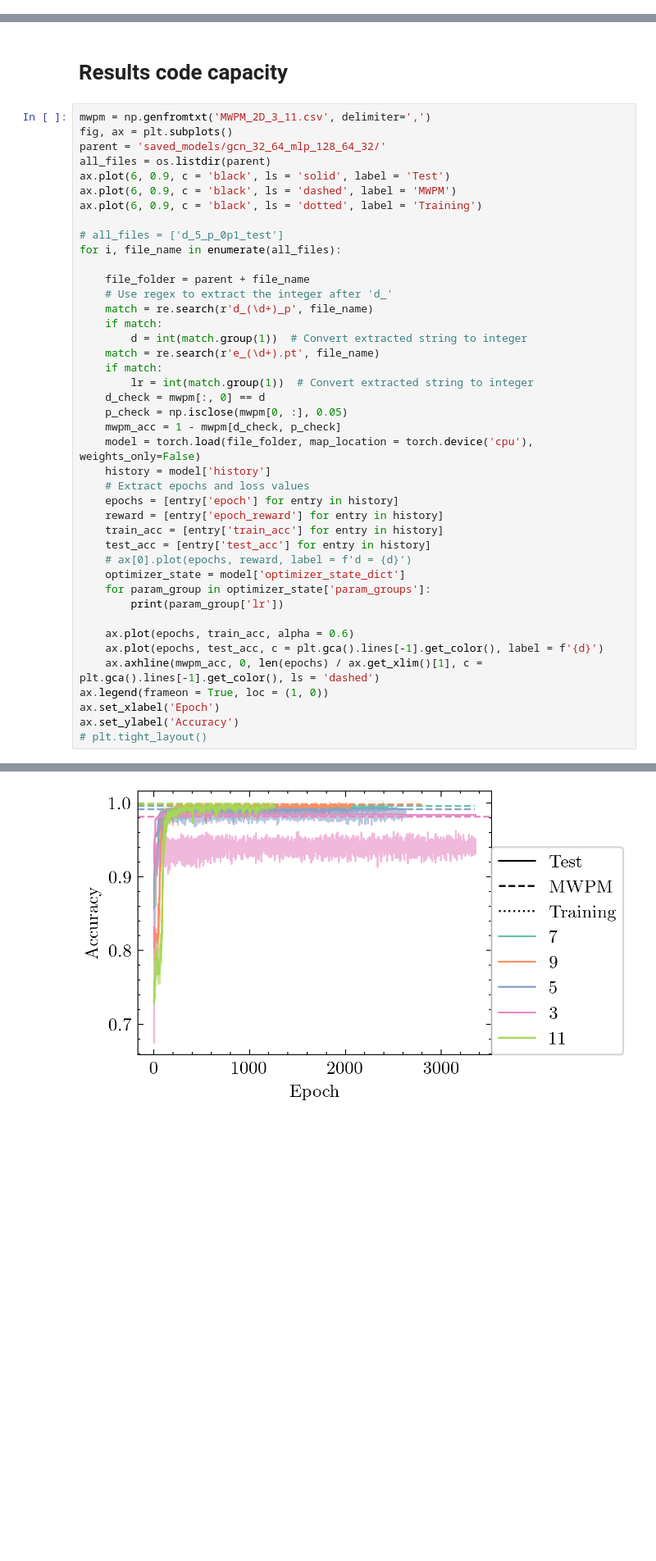
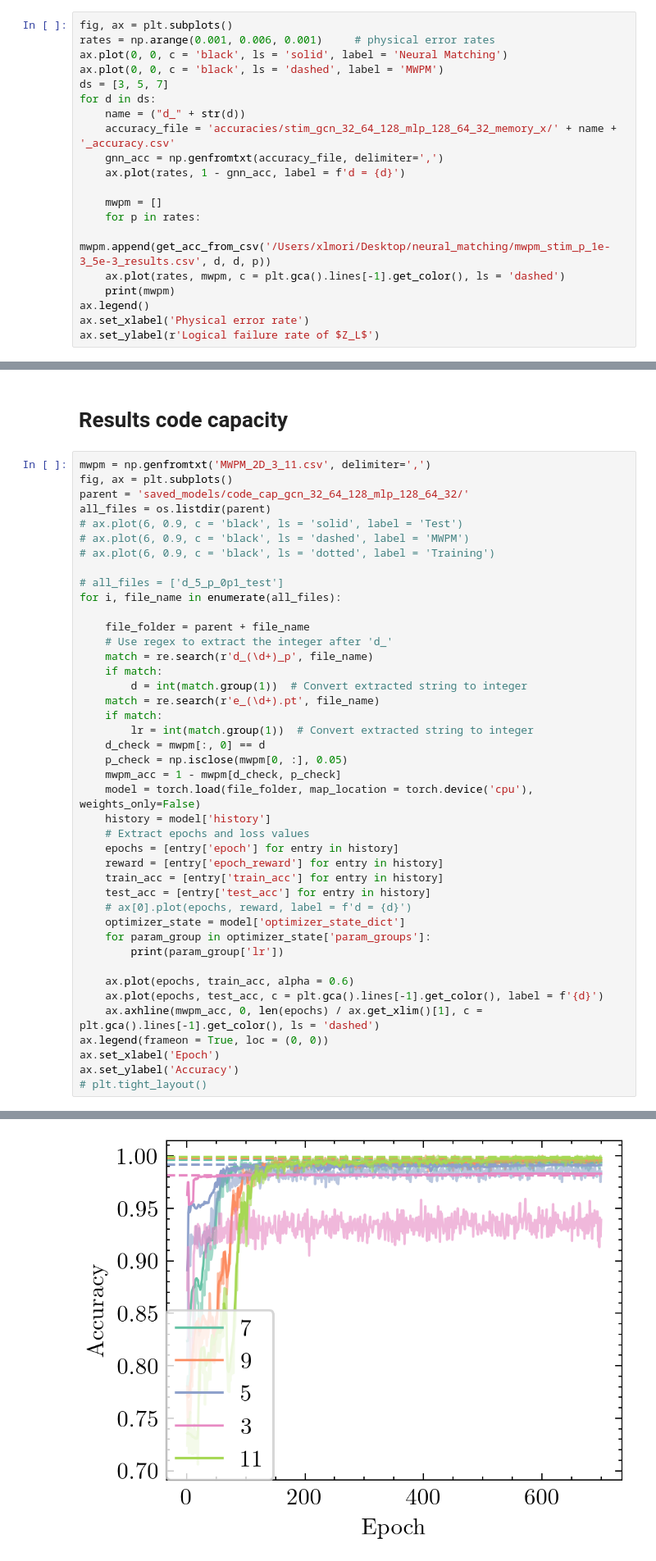
Before and after one commit to LangeMoritz/neural_matching, a Jupyter notebook: build_decoder.ipynb, the cells around one changed output, grey strips where cells are left out. Shown at 82% size. Drawn from its saved outputs; the diff is of its cells as text; blank space fills up the shorter version.

```diff
--- a/build_decoder.ipynb
+++ b/build_decoder.ipynb
@@ -84,0 +83,20 @@ Text(0, 0.5, 'Accuracy')
+# %%
+fig, ax = plt.subplots()
+rates = np.arange(0.001, 0.006, 0.001)     # physical error rates
+ax.plot(0, 0, c = 'black', ls = 'solid', label = 'Neural Matching')
+ax.plot(0, 0, c = 'black', ls = 'dashed', label = 'MWPM')
+ds = [3, 5, 7]
+for d in ds:
+    name = ("d_" + str(d))
+    accuracy_file = 'accuracies/stim_gcn_32_64_128_mlp_128_64_32_memory_x/' + name + '_accuracy.csv'
+    gnn_acc = np.genfromtxt(accuracy_file, delimiter=',')
+    ax.plot(rates, 1 - gnn_acc, label = f'd = {d}')
+
+    mwpm = []
+    for p in rates:
+        mwpm.append(get_acc_from_csv('/Users/xlmori/Desktop/neural_matching/mwpm_stim_p_1e-3_5e-3_results.csv', d, d, p))
+    ax.plot(rates, mwpm, c = plt.gca().lines[-1].get_color(), ls = 'dashed')
+    print(mwpm)
+ax.legend()
+ax.set_xlabel('Physical error rate')
+ax.set_ylabel(r'Logical failure rate of $Z_L$')
@@ -87,11 +111,11 @@ Text(0, 0.5, 'Accuracy')
 # %%
 mwpm = np.genfromtxt('MWPM_2D_3_11.csv', delimiter=',')
 fig, ax = plt.subplots()
-parent = 'saved_models/gcn_32_64_mlp_128_64_32/'
+parent = 'saved_models/code_cap_gcn_32_64_128_mlp_128_64_32/'
 all_files = os.listdir(parent)
-ax.plot(6, 0.9, c = 'black', ls = 'solid', label = 'Test')
-ax.plot(6, 0.9, c = 'black', ls = 'dashed', label = 'MWPM')
-ax.plot(6, 0.9, c = 'black', ls = 'dotted', label = 'Training')
+# ax.plot(6, 0.9, c = 'black', ls = 'solid', label = 'Test')
+# ax.plot(6, 0.9, c = 'black', ls = 'dashed', label = 'MWPM')
+# ax.plot(6, 0.9, c = 'black', ls = 'dotted', label = 'Training')
 
 # all_files = ['d_5_p_0p1_test']
 for i, file_name in enumerate(all_files):
@@ -105,35 +129,35 @@ for i, file_name in enumerate(all_files):
     if match:
         lr = int(match.group(1))  # Convert extracted string to integer
     d_check = mwpm[:, 0] == d
     p_check = np.isclose(mwpm[0, :], 0.05)
     mwpm_acc = 1 - mwpm[d_check, p_check]
     model = torch.load(file_folder, map_location = torch.device('cpu'), weights_only=False)
     history = model['history']
     # Extract epochs and loss values
     epochs = [entry['epoch'] for entry in history]
     reward = [entry['epoch_reward'] for entry in history]
     train_acc = [entry['train_acc'] for entry in history]
     test_acc = [entry['test_acc'] for entry in history]
     # ax[0].plot(epochs, reward, label = f'd = {d}')
     optimizer_state = model['optimizer_state_dict']
     for param_group in optimizer_state['param_groups']:
         print(param_group['lr'])
 
     ax.plot(epochs, train_acc, alpha = 0.6)
     ax.plot(epochs, test_acc, c = plt.gca().lines[-1].get_color(), label = f'{d}')
     ax.axhline(mwpm_acc, 0, len(epochs) / ax.get_xlim()[1], c = plt.gca().lines[-1].get_color(), ls = 'dashed')
-ax.legend(frameon = True, loc = (1, 0))
+ax.legend(frameon = True, loc = (0, 0))
 ax.set_xlabel('Epoch')
 ax.set_ylabel('Accuracy')
 # plt.tight_layout()
 # %% [output]
 0.0001
 0.0001
 0.0001
 0.0001
 0.0001
 Text(0, 0.5, 'Accuracy')
-[figure, old version]
+[figure, new version]
 # %% [markdown]
 # How is the logical class in stim determined?
 # %%
```
Also changed, not shown: parts of 6 cells of this notebook, 4 other files.
